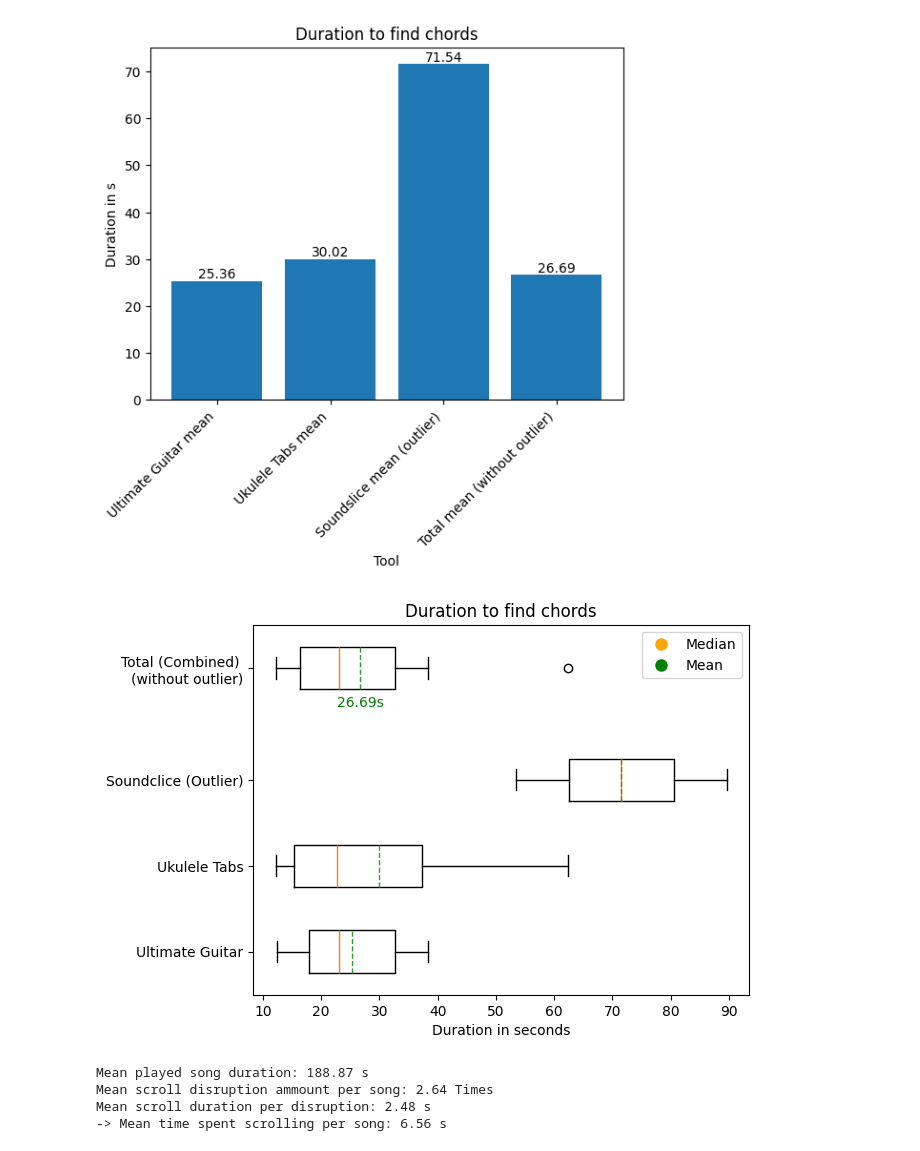
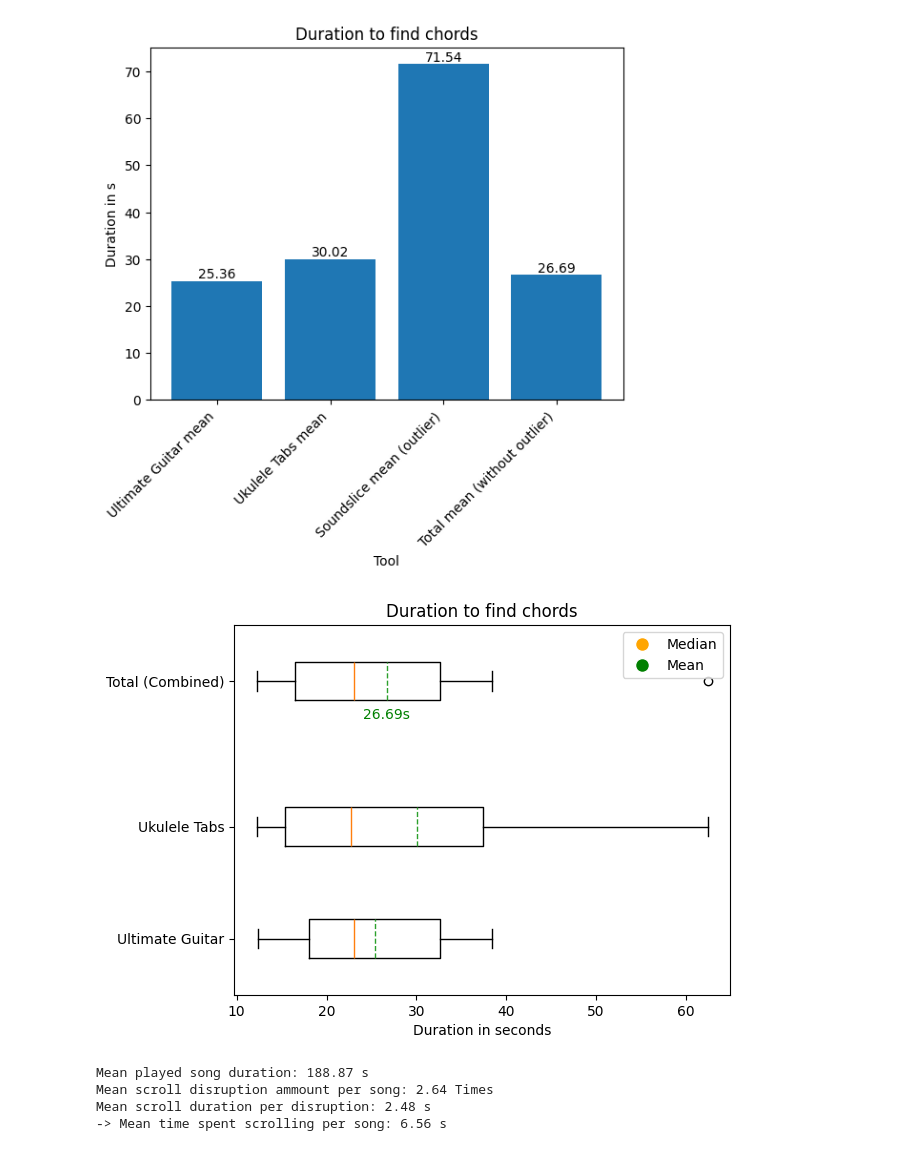
Before and after one commit to simonroedig/ChordSync_Study, a Jupyter notebook: study_analysis_task_performance.ipynb, the cells around one changed output. Saved outputs shown, nothing was run; the diff lists cells and outputs as text; code cells hidden in the pictures.

```diff
--- a/study_analysis_task_performance.ipynb
+++ b/study_analysis_task_performance.ipynb
@@ -184,46 +184,45 @@ duration_to_find_chords_until_uku_tab = [16.44, 12.23, 29.01, 62.41]
 # Outlier, elderly person, had to be helped to find the song, thus not representative
 duration_to_find_chords_until_soundslice = [89.62, 53.47]
 
-all_chord_finding_durations = duration_to_find_chords_until_ug + duration_to_find_chords_until_uku_tab + duration_to_find_chords_until_soundslice
+all_chord_finding_durations = duration_to_find_chords_until_ug + duration_to_find_chords_until_uku_tab
 all_chord_finding_durations_no_outlier = duration_to_find_chords_until_ug + duration_to_find_chords_until_uku_tab
 
 data = [duration_to_find_chords_until_ug,
         duration_to_find_chords_until_uku_tab,
-        duration_to_find_chords_until_soundslice,
         all_chord_finding_durations_no_outlier]
 
 medians = [statistics.median(d) for d in data]
 
 # Calculate means
 means = [statistics.mean(d) for d in data]
 duration_find_chords_mean_no_outlier = statistics.mean(all_chord_finding_durations_no_outlier)
 
 
 # Labels for x-axis
-labels = ['Ultimate Guitar', 'Ukulele Tabs', 'Soundclice (Outlier)', 'Total (Combined) \n(without outlier)']
+labels = ['Ultimate Guitar', 'Ukulele Tabs', 'Total (Combined)']
 
 # Plotting boxplots
-plt.boxplot(data, labels=labels, vert=False, positions=[1, 2, 3, 4.3], meanline=True, showmeans=True)
+plt.boxplot(data, labels=labels, vert=False, positions=[1, 2, 3.3], meanline=True, showmeans=True)
 
 # Adding labels and title
 plt.xlabel('Duration in seconds')
 plt.title('Duration to find chords')
 
 median_legend = plt.Line2D([0], [0], marker='o', color='w', markerfacecolor='orange', markersize=10, label='Median')
 mean_legend = plt.Line2D([0], [0], marker='o', color='w', markerfacecolor='green', markersize=10, label='Mean')
 plt.legend(handles=[median_legend, mean_legend], loc="upper right")
 
 # plt.text(medians[0], 0.6, f'{medians[0]:.2f}s', ha='center', va='center', color='orange')
 # plt.text(medians[1], 1.6, f'{medians[1]:.2f}s', ha='center', va='center', color='orange')
 # plt.text(medians[2], 2.6, f'{medians[2]:.2f}s', ha='center', va='center', color='orange')
 # plt.text(medians[3] - 2, 3.9, f'{medians[3]:.2f}s', ha='center', va='center', color='orange')
-plt.text(means[3], 3.9, f'{means[3]:.2f}s', ha='center', va='center', color='green')
+plt.text(means[2], 3, f'{means[2]:.2f}s', ha='center', va='center', color='green')
 
 
 # Show the plot
 plt.show()
 # %% [output]
-[figure, old version]
+[figure, new version]
 # %%
 # Measured on seven participants, as one used "Songslice" (not static, so can't compare with scroll disruptions)
 played_song_duration = [5.49, 3.36,
```
Also changed, not shown: parts of 1 cell of this notebook, 3 other files.
